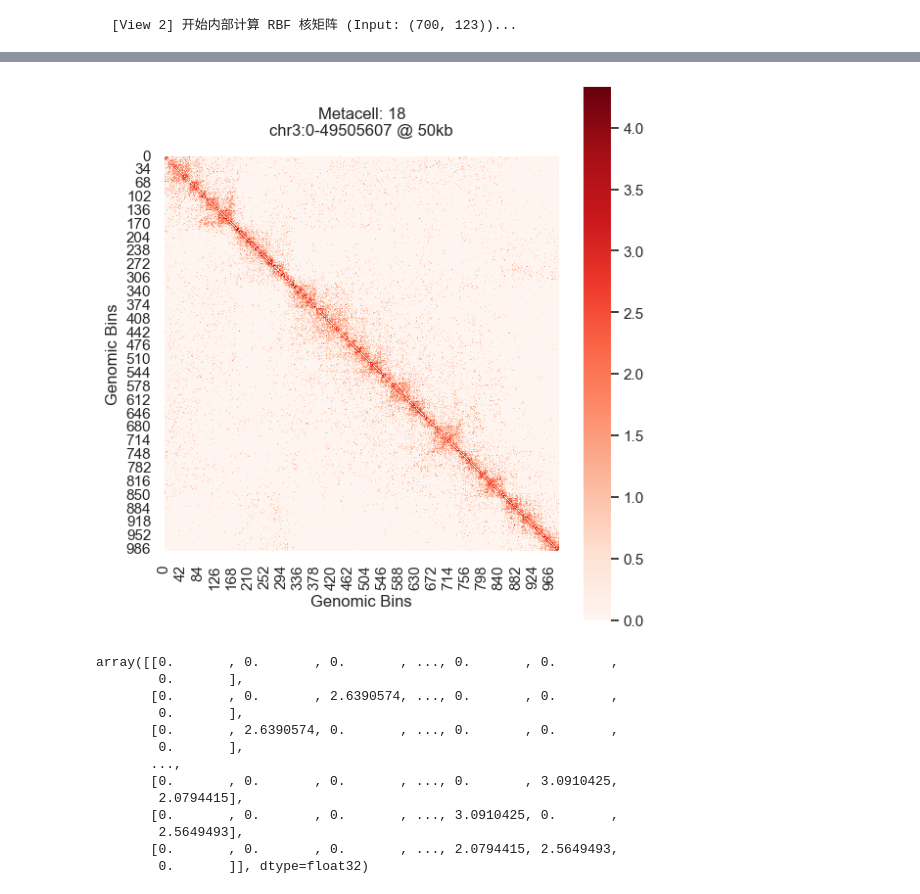
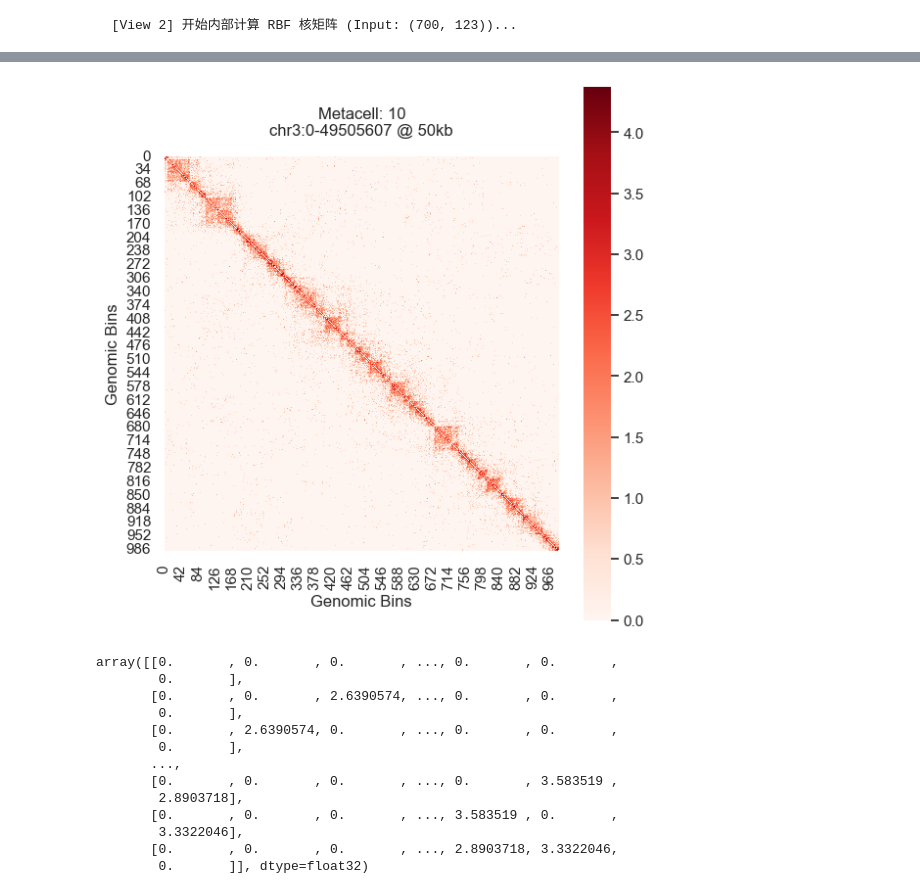
Before and after one commit to CCCKW/hstack, a Jupyter notebook: test.ipynb, the cells around one changed output, grey strips where cells are left out. Drawn from its saved outputs; the diff is of its cells as text; code cells hidden in the pictures.

```diff
--- a/test.ipynb
+++ b/test.ipynb
@@ -69,6 +69,8 @@ path = '/Users/ckw/warehouse/metacell/data/test_700_snm3c'
 for val in os.listdir(path):
     if val.endswith('.pairs'):
         lb.append(val.split('.pairs')[0].split('_')[1])
+# %%
+lb = ['ExcNeuron' if x in ['L23', 'L4', 'L5', 'L6'] else x for x in lb]
 # %%
 hdata.obs['label'] = lb
 # %%
@@ -318,17 +337,17 @@ array([[0.        , 0.        , 0.        , ..., 0.        , 0.        ,
         0.        ]])
 # %%
 sk.pl.plot_metacell_heatmap(hdata=hdata,
-                            metacell_id=18,
+                            metacell_id=10,
                             chrom=chrom,
                             balance=False,
                             resolution=resolution,
                             start=start,
                             log1p=True,
                             end=end,
                             base_on='mat',            # 【关键】使用极速的内存矩阵模式_)
 )
 # %% [output]
-[figure, old version]
+[figure, new version]
 array([[0.       , 0.       , 0.       , ..., 0.       , 0.       ,
         0.       ],
        [0.       , 0.       , 2.6390574, ..., 0.       , 0.       ,
@@ -336,9 +355,9 @@ array([[0.       , 0.       , 0.       , ..., 0.       , 0.       ,
        [0.       , 2.6390574, 0.       , ..., 0.       , 0.       ,
         0.       ],
        ...,
-       [0.       , 0.       , 0.       , ..., 0.       , 3.0910425,
-        2.0794415],
-       [0.       , 0.       , 0.       , ..., 3.0910425, 0.       ,
-        2.5649493],
-       [0.       , 0.       , 0.       , ..., 2.0794415, 2.5649493,
+       [0.       , 0.       , 0.       , ..., 0.       , 3.583519 ,
+        2.8903718],
+       [0.       , 0.       , 0.       , ..., 3.583519 , 0.       ,
+        3.3322046],
+       [0.       , 0.       , 0.       , ..., 2.8903718, 3.3322046,
         0.       ]], dtype=float32)
```
Also changed, not shown: parts of 15 cells of this notebook, 6 other files.
